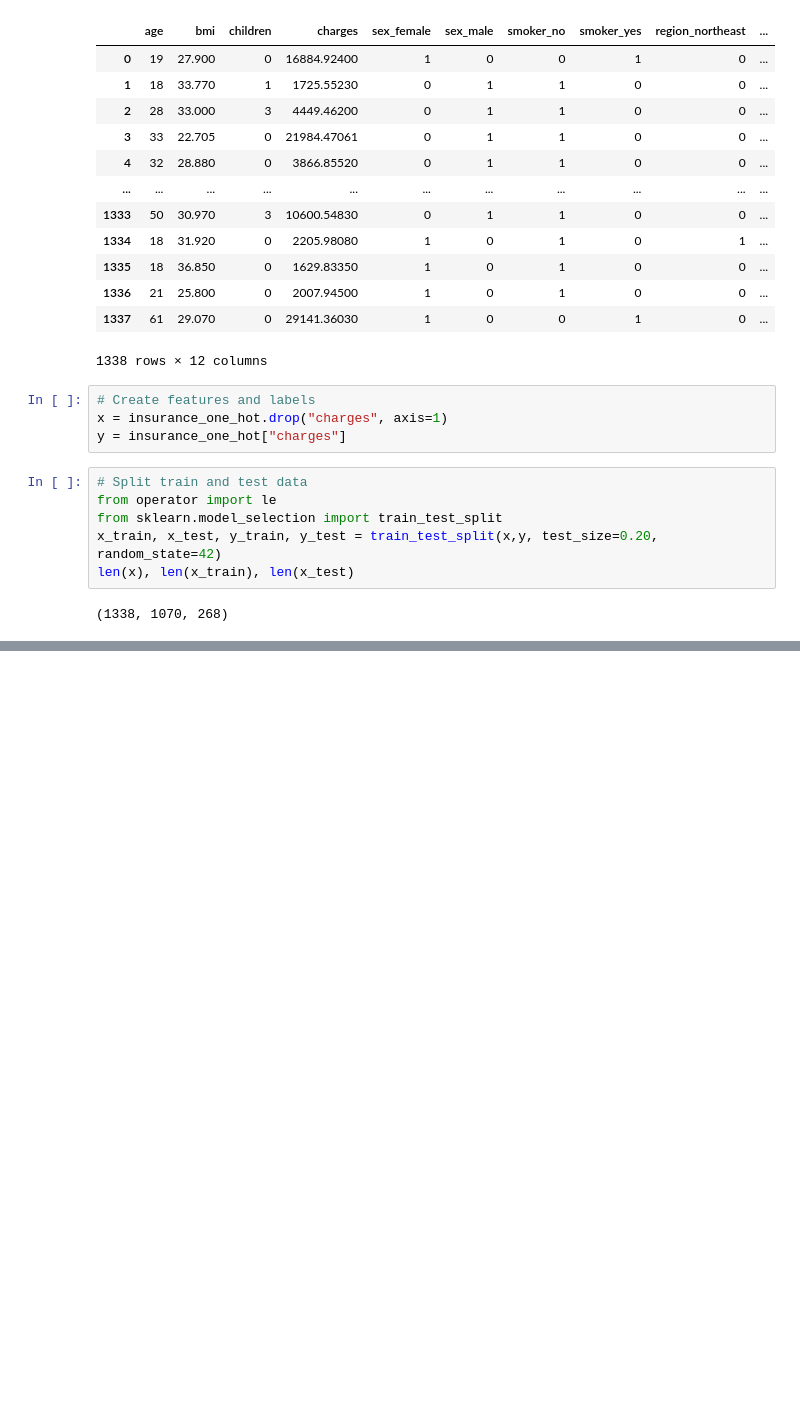
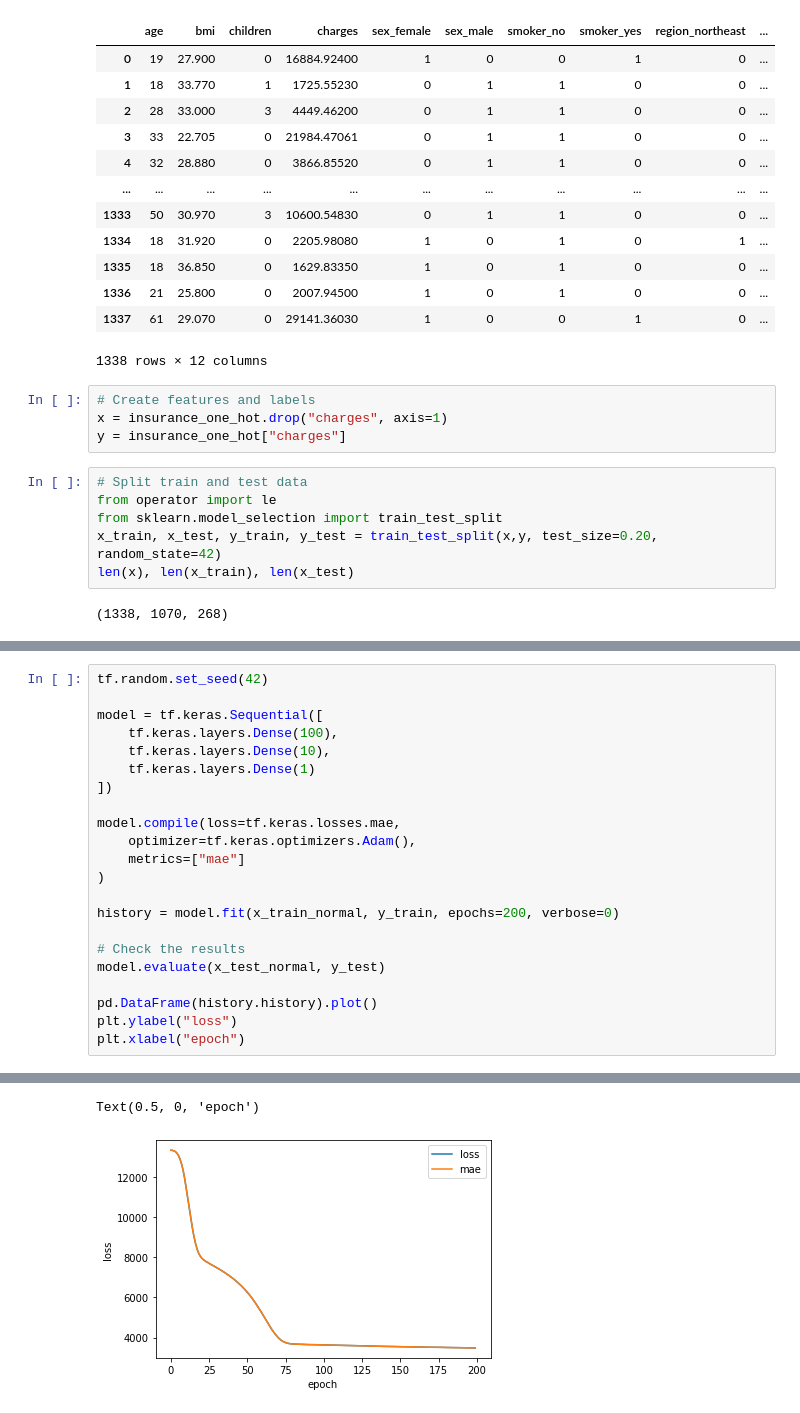
Before and after one commit to Promotos/tensorflow, a Jupyter notebook: Zero to Mastery/regression/medical_cost_dataset.ipynb, the cells around one changed output, grey strips where cells are left out. Saved outputs shown, nothing was run; the diff lists cells and outputs as text; blank space fills up the shorter version.

Commit message:
normalize

```diff
--- a/Zero to Mastery/regression/medical_cost_dataset.ipynb
+++ b/Zero to Mastery/regression/medical_cost_dataset.ipynb
@@ -82,0 +137,23 @@ Text(0.5, 0, 'epoch')
+# %%
+tf.random.set_seed(42)
+
+model = tf.keras.Sequential([
+    tf.keras.layers.Dense(100),
+    tf.keras.layers.Dense(10),
+    tf.keras.layers.Dense(1)
+])
+
+model.compile(loss=tf.keras.losses.mae,
+    optimizer=tf.keras.optimizers.Adam(),
+    metrics=["mae"]
+)
+
+history = model.fit(x_train_normal, y_train, epochs=200, verbose=0)
+
+# Check the results
+model.evaluate(x_test_normal, y_test)
+
+pd.DataFrame(history.history).plot()
+plt.ylabel("loss")
+plt.xlabel("epoch")
+# %% [output]
@@ -82,0 +161,2 @@ Text(0.5, 0, 'epoch')
+Text(0.5, 0, 'epoch')
+[figure, added]
```
Also changed, not shown: parts of 6 cells of this notebook.
